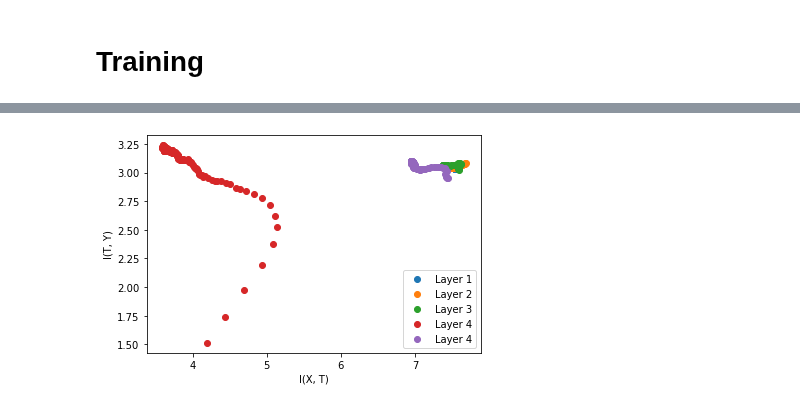
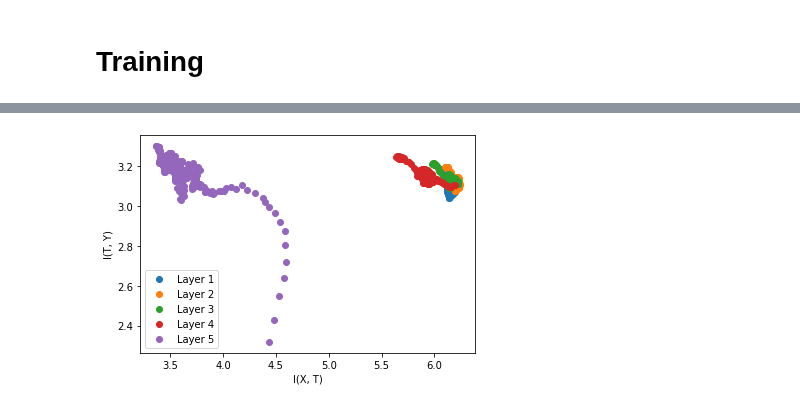
Before and after one commit to SolidusAbi/IPDL, a Jupyter notebook: notebooks/IPTests.ipynb, the cells around one changed output, grey strips where cells are left out. Cells and saved outputs as stored; diff of their text form; code cells hidden in the pictures.

```diff
--- a/notebooks/IPTests.ipynb
+++ b/notebooks/IPTests.ipynb
@@ -31,7 +31,7 @@ transformToImage = Compose([  Normalize((-0.1307/0.3081,), (1/0.3081,)), ToPILIm
 
 dataset = torchvision.datasets.MNIST("../datasets/MNIST/", train=True, download=True, transform=transformToTensor)
 
-dataloader = DataLoader(dataset, batch_size=300, shuffle=False, num_workers=0)
+dataloader = DataLoader(dataset, batch_size=100, shuffle=False, num_workers=0)
 # %% [markdown]
 ### Preparing test
 # %%
@@ -186,6 +185,7 @@ class CNN(nn.Module):
         self.layer1 = nn.Sequential(
             nn.Conv2d(1, 4, 3, stride=1, padding=0),
             nn.ReLU(inplace=True),
+            self.layer1_IP,
             nn.BatchNorm2d(4)
         )
 
@@ -219,20 +219,6 @@ class CNN(nn.Module):
     def forward(self, x, label):
         [ip.setInputLabel(x, label) for ip in self.getInformationPlaneLayers()]
 
-
-        # x = self.layer1[0:2](x)
-        # x = self.layer1_IP(x, input, label)
-        # x = self.layer1[2:](x)
-        # x = self.layer2[0:2](x)
-        # x = self.layer2_IP(x, input, label)
-        # x = self.layer2[2:](x)
-        # x = self.layer3[0:2](x)
-        # x = self.layer3_IP(x, input, label)
-        # x = self.layer3[2:](x)
-        # x = torch.flatten(x, 1)
-        # x = self.fc[0:2](x)
-        # self.layer4_IP(x, input, label)
-        # x = self.fc[2:](x)
         x = self.layer1(x)
         x = self.layer2(x)
         x = self.layer3(x)
@@ -307,8 +293,8 @@ class MLP(nn.Module):
     def getInformationPlaneLayers(self):
         return [self.layer1_IP, self.layer2_IP, self.layer3_IP, self.layer4_IP, self.layer5_IP]
 # %%
-# net = CNN().cuda()
-net = MLP().cuda()
+net = CNN().cuda()
+# net = MLP().cuda()
 # %% [markdown]
 # Training
 # %%
@@ -371,17 +352,17 @@ def moving_average(a, n=10) :
 # %%
 # mpl.style.use('seaborn')
 plt.scatter(moving_average(net.layer1_IP.getMutualInformation()[0]), moving_average(net.layer1_IP.getMutualInformation()[1]), label="Layer 1")
 plt.scatter(moving_average(net.layer2_IP.getMutualInformation()[0]), moving_average(net.layer2_IP.getMutualInformation()[1]), label="Layer 2")
 plt.scatter(moving_average(net.layer3_IP.getMutualInformation()[0]), moving_average(net.layer3_IP.getMutualInformation()[1]), label="Layer 3")
-plt.scatter(moving_average(net.fc_IP.getMutualInformation()[0]), moving_average(net.fc_IP.getMutualInformation()[1]), label="Layer 4")
 plt.scatter(moving_average(net.layer4_IP.getMutualInformation()[0]), moving_average(net.layer4_IP.getMutualInformation()[1]), label="Layer 4")
+plt.scatter(moving_average(net.fc_IP.getMutualInformation()[0]), moving_average(net.fc_IP.getMutualInformation()[1]), label="Layer 5")
 # plt.scatter(moving_average(net.layer5_IP.getMutualInformation()[0]), moving_average(net.layer5_IP.getMutualInformation()[1]), label="Layer 5")
 plt.xlabel("I(X, T)")
 plt.ylabel("I(T, Y)")
 plt.legend()
 plt.show()
 # %% [output]
-[figure, old version]
+[figure, new version]
 # %%
 with plt.style.context('seaborn'):
     ips = net.getInformationPlaneLayers()
```
Also changed, not shown: parts of 9 cells of this notebook, 4 other files.
